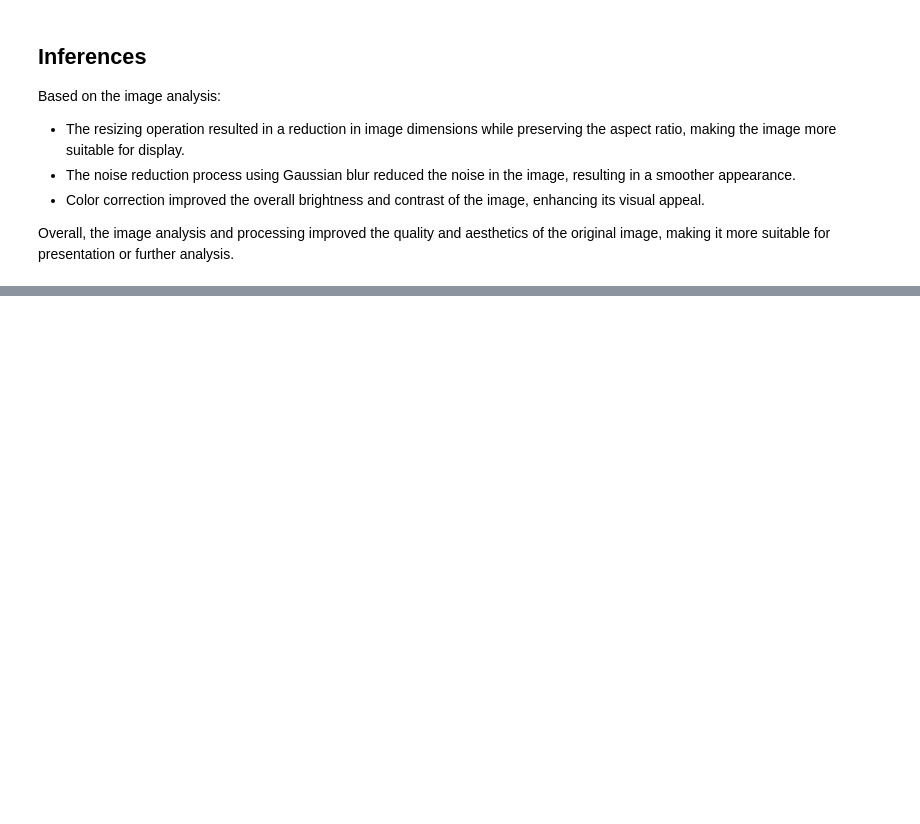
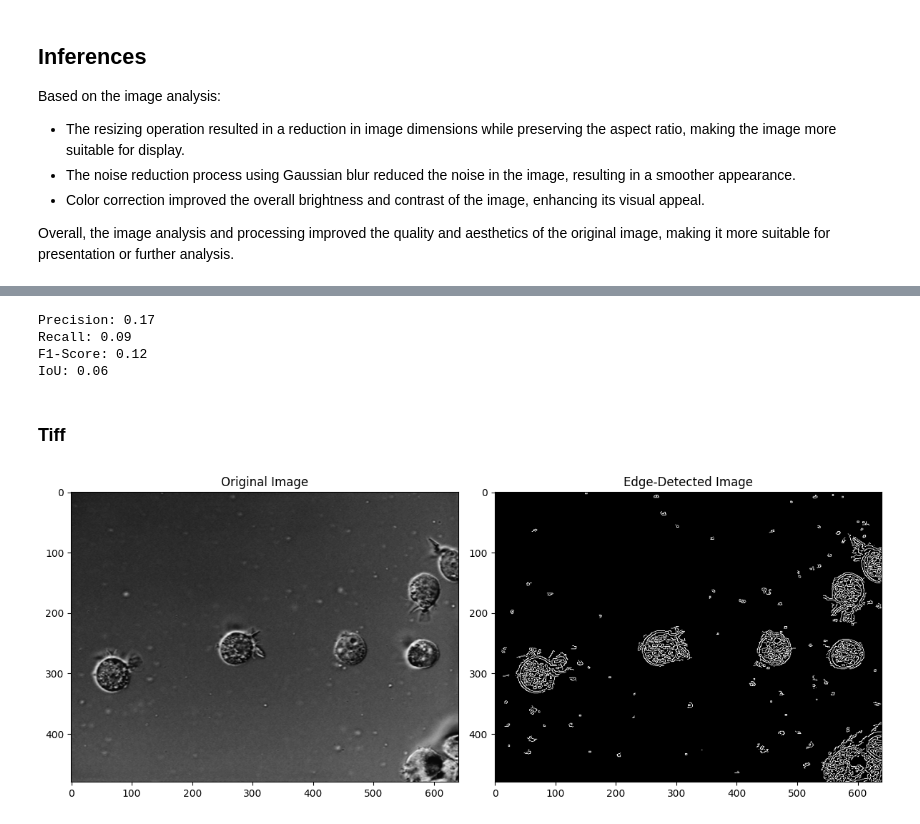
Before and after one commit to joelbkoshy/Image-Analytics, a Jupyter notebook: LAB6-PERFORMANCE EVALUATION/LAB6 - Performance Evaluation.ipynb, the cells around one changed output, grey strips where cells are left out. Cells and saved outputs as stored; diff of their text form; code cells hidden in the pictures; blank space fills up the shorter version.

```diff
--- a/LAB6-PERFORMANCE EVALUATION/LAB6 - Performance Evaluation.ipynb
+++ b/LAB6-PERFORMANCE EVALUATION/LAB6 - Performance Evaluation.ipynb
@@ -64,0 +171,76 @@ Overall, the image analysis and processing improved the quality and aesthetics o
+# %%
+import cv2
+import numpy as np
+
+# Load the ground truth and detected images
+ground_truth_path = 'brain.jpeg'  # Replace with the path to your ground truth edge image
+detected_path = 'edge_detected_image.png'  # Path to the edge-detected image
+
+# Load the ground truth and detected images
+ground_truth = cv2.imread(ground_truth_path, cv2.IMREAD_GRAYSCALE)
+detected = cv2.imread(detected_path, cv2.IMREAD_GRAYSCALE)
+
+# Threshold the images to create binary masks
+_, ground_truth_mask = cv2.threshold(ground_truth, 128, 255, cv2.THRESH_BINARY)
+_, detected_mask = cv2.threshold(detected, 128, 255, cv2.THRESH_BINARY)
+
+# Calculate True Positives, False Positives, and False Negatives
+intersection = cv2.bitwise_and(ground_truth_mask, detected_mask)
+true_positives = np.count_nonzero(intersection)
+false_positives = np.count_nonzero(detected_mask - intersection)
+false_negatives = np.count_nonzero(ground_truth_mask - intersection)
+
+# Calculate Precision, Recall, and F1-Score
+precision = true_positives / (true_positives + false_positives)
+recall = true_positives / (true_positives + false_negatives)
+f1_score = 2 * (precision * recall) / (precision + recall)
+
+# Calculate Intersection over Union (IoU)
+intersection_area = np.count_nonzero(intersection)
+union_area = np.count_nonzero(ground_truth_mask) + np.count_nonzero(detected_mask) - intersection_area
+iou = intersection_area / union_area
+
+# Display evaluation results
+print(f"Precision: {precision:.2f}")
+print(f"Recall: {recall:.2f}")
+print(f"F1-Score: {f1_score:.2f}")
+print(f"IoU: {iou:.2f}")
+# %% [output]
+Precision: 0.17
+Recall: 0.09
+F1-Score: 0.12
+IoU: 0.06
+# %% [markdown]
+### Tiff
+# %%
+import cv2
+import matplotlib.pyplot as plt
+
+# Load the TIFF image
+image_path = 'cell.tif'
+image = cv2.imread(image_path, cv2.IMREAD_GRAYSCALE)
+
+# Apply Canny edge detection
+edges = cv2.Canny(image, threshold1=30, threshold2=100)
+
+# Save the edge-detected image
+output_path = 'edge_detected_cell_image.png'
+cv2.imwrite(output_path, edges)
+
+# Display the original and edge-detected images using Matplotlib
+plt.figure(figsize=(12, 6))
+
+# Original image
+plt.subplot(121)
+plt.imshow(image, cmap='gray')
+plt.title('Original Image')
+
+# Edge-detected image
+plt.subplot(122)
+plt.imshow(edges, cmap='gray')
+plt.title('Edge-Detected Image')
+
+plt.tight_layout()
+plt.show()
+# %% [output]
+[figure, added]
```
Also changed, not shown: parts of 8 cells of this notebook, 5 other files.
